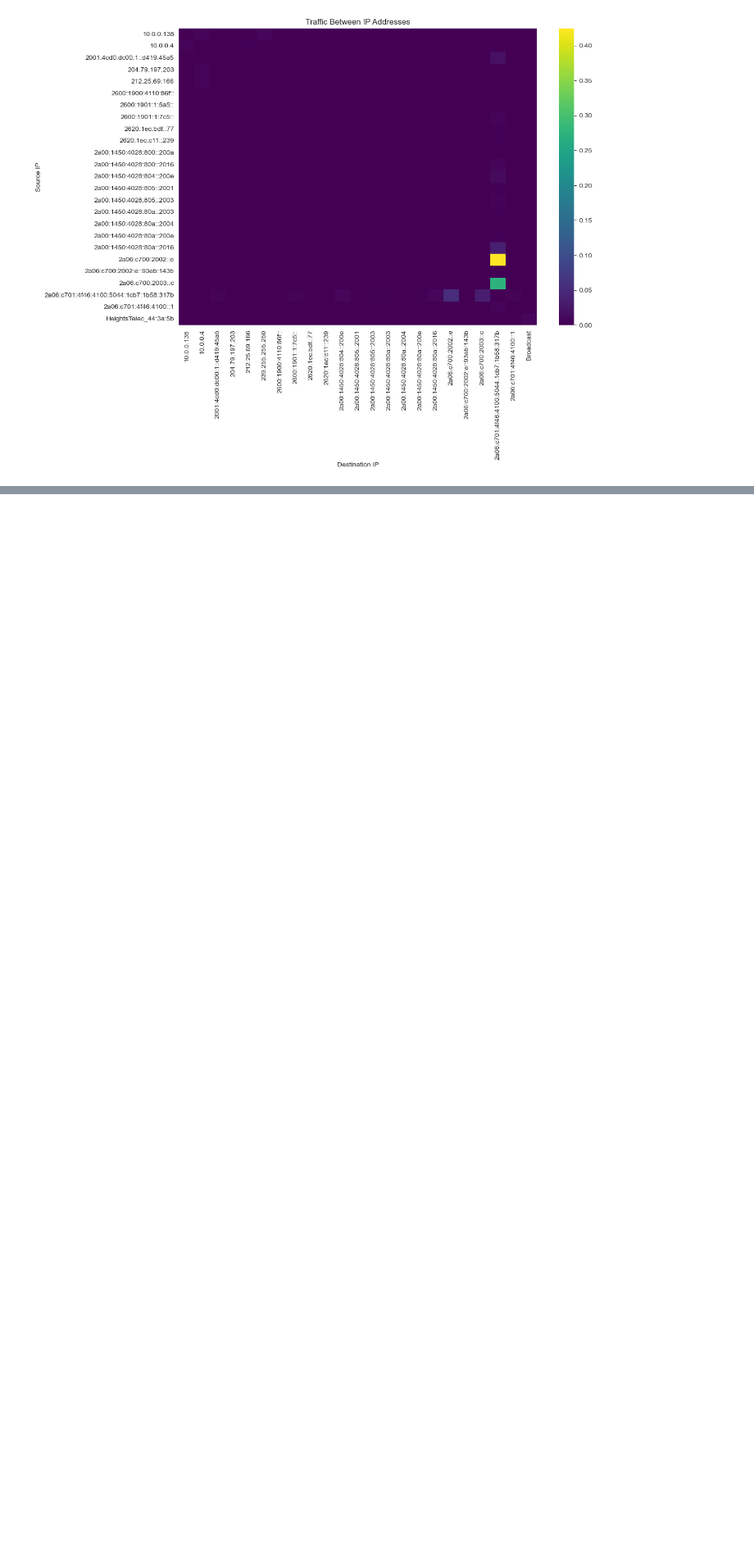
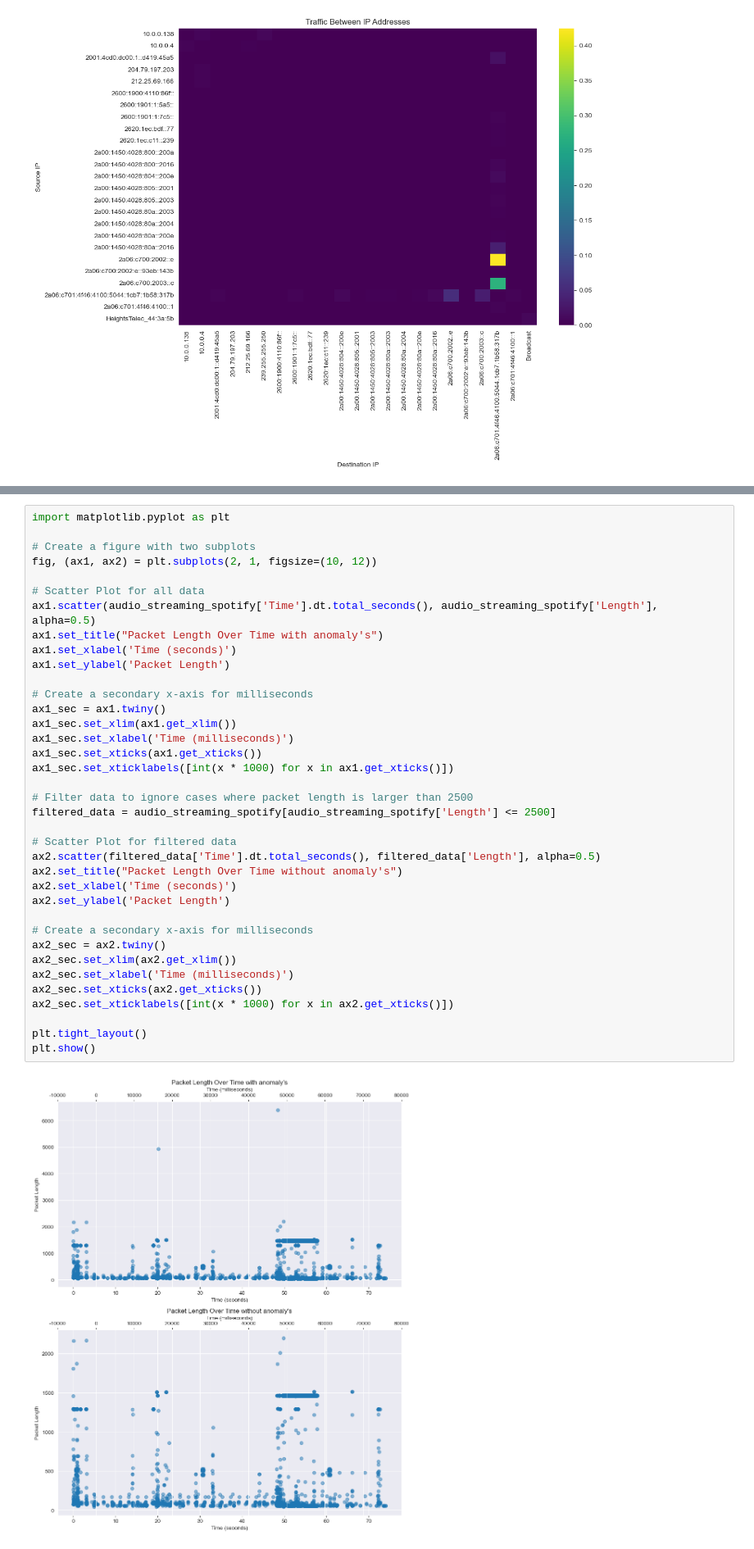
Before and after one commit to NeriyaFilber/CN_Ex_Final, a Jupyter notebook: CN_Final_Assignment.ipynb, the cells around one changed output, grey strips where cells are left out. Shown at 82% size. Drawn from its saved outputs; the diff is of its cells as text; blank space fills up the shorter version.

```diff
--- a/CN_Final_Assignment.ipynb
+++ b/CN_Final_Assignment.ipynb
@@ -680,0 +856,39 @@ plt.show()
+# %%
+import matplotlib.pyplot as plt
+
+# Create a figure with two subplots
+fig, (ax1, ax2) = plt.subplots(2, 1, figsize=(10, 12))
+
+# Scatter Plot for all data
+ax1.scatter(audio_streaming_spotify['Time'].dt.total_seconds(), audio_streaming_spotify['Length'], alpha=0.5)
+ax1.set_title("Packet Length Over Time with anomaly's")
+ax1.set_xlabel('Time (seconds)')
+ax1.set_ylabel('Packet Length')
+
+# Create a secondary x-axis for milliseconds
+ax1_sec = ax1.twiny()
+ax1_sec.set_xlim(ax1.get_xlim())
+ax1_sec.set_xlabel('Time (milliseconds)')
+ax1_sec.set_xticks(ax1.get_xticks())
+ax1_sec.set_xticklabels([int(x * 1000) for x in ax1.get_xticks()])
+
+# Filter data to ignore cases where packet length is larger than 2500
+filtered_data = audio_streaming_spotify[audio_streaming_spotify['Length'] <= 2500]
+
+# Scatter Plot for filtered data
+ax2.scatter(filtered_data['Time'].dt.total_seconds(), filtered_data['Length'], alpha=0.5)
+ax2.set_title("Packet Length Over Time without anomaly's")
+ax2.set_xlabel('Time (seconds)')
+ax2.set_ylabel('Packet Length')
+
+# Create a secondary x-axis for milliseconds
+ax2_sec = ax2.twiny()
+ax2_sec.set_xlim(ax2.get_xlim())
+ax2_sec.set_xlabel('Time (milliseconds)')
+ax2_sec.set_xticks(ax2.get_xticks())
+ax2_sec.set_xticklabels([int(x * 1000) for x in ax2.get_xticks()])
+
+plt.tight_layout()
+plt.show()
+# %% [output]
+[figure, added]
```
Also changed, not shown: parts of 31 cells of this notebook, 3 other files.
